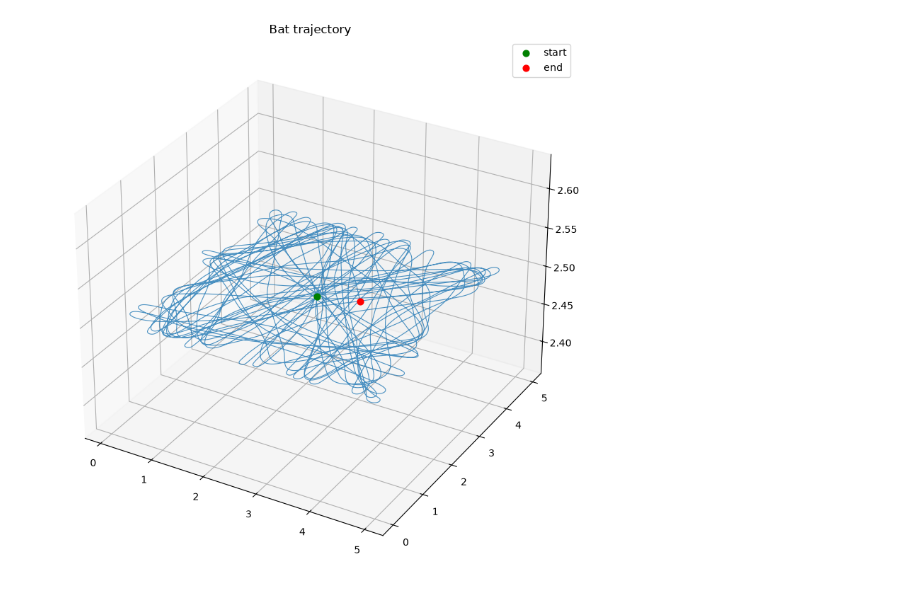
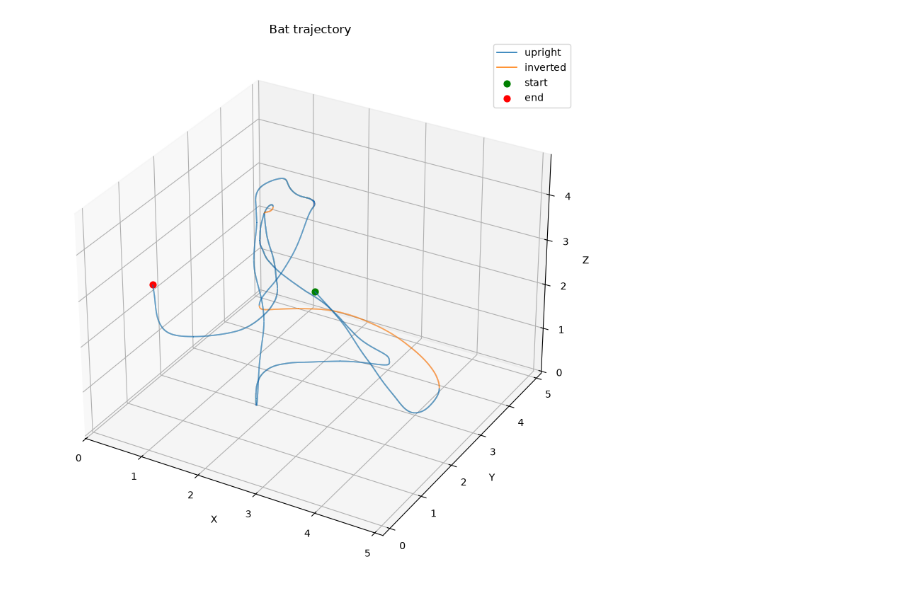
Before and after one commit to siaulich/grid-cells, a Jupyter notebook: notebooks/test_random_walk.ipynb, the cells around one changed output. Cells and saved outputs as stored; diff of their text form; code cells hidden in the pictures.

```diff
--- a/notebooks/test_random_walk.ipynb
+++ b/notebooks/test_random_walk.ipynb
@@ -5,27 +5,45 @@ from grid_cells.random_walk import generate_2d_bat_flight
 # %%
-T = 200
+T = 20
 dt = 0.5e-3
-bat_flight = generate_2d_bat_flight(
+bat_flight = generate_bat_flight(
     T=T,
     dt=dt,
     speed_correlation_time=5,
+    initial_heading=[1,0,-1]
 )
 # %%
+from mpl_toolkits.mplot3d.art3d import Line3DCollection
+from matplotlib.lines import Line2D
+
 fig = plt.figure(figsize=(10, 8))
 ax = fig.add_subplot(111, projection="3d")
 
-speed_mask = np.linalg.norm(bat_flight["vel"], axis=-1) > 1.2
+inverting = bat_flight["inverted"]
 
 pos = bat_flight["pos"]
-traj = pos
+inverted = pos[inverting]
+upright = pos[~inverting]
 
-ax.plot(traj[:, 0], traj[:, 1], traj[:, 2], lw=0.8, alpha=0.8, color="tab:blue")
-ax.scatter(traj[0, 0], traj[0, 1], traj[0, 2], color="green", s=40, label="start")
-ax.scatter(traj[-1, 0], traj[-1, 1], traj[-1, 2], color="red", s=40, label="end")
+
+
+segments = np.stack([pos[:-1], pos[1:]], axis=1)
+colors = np.where(inverting[:-1], "tab:orange", "tab:blue")
+
+ax.add_collection3d(
+    Line3DCollection(segments, colors=colors, linewidths=1.2)
+)
+# Add legend entries for the trajectory color states
+ax.plot([], [], color="tab:blue", lw=1.2, label="upright")
+ax.plot([], [], color="tab:orange", lw=1.2, label="inverted")
+ax.scatter(pos[0, 0], pos[0, 1], pos[0, 2], color="green", s=40, label="start")
+ax.scatter(pos[-1, 0], pos[-1, 1], pos[-1, 2], color="red", s=40, label="end")
+ax.set_xlabel("X")
+ax.set_ylabel("Y")
+ax.set_zlabel("Z")
 
 ax.set_title("Bat trajectory")
 ax.legend()
 plt.tight_layout()
 plt.show()
 # %% [output]
-[figure, old version]
+[figure, new version]
```
Also changed, not shown: parts of 4 cells of this notebook, 11 other files.
